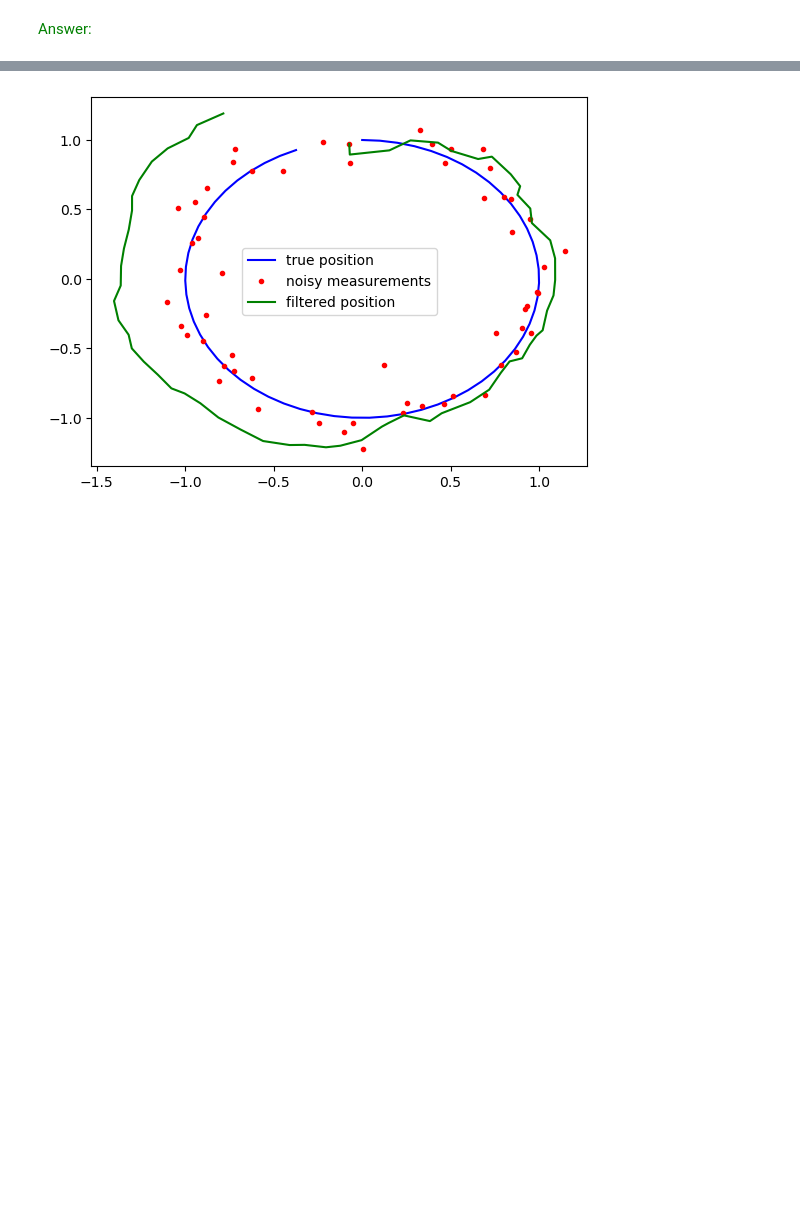
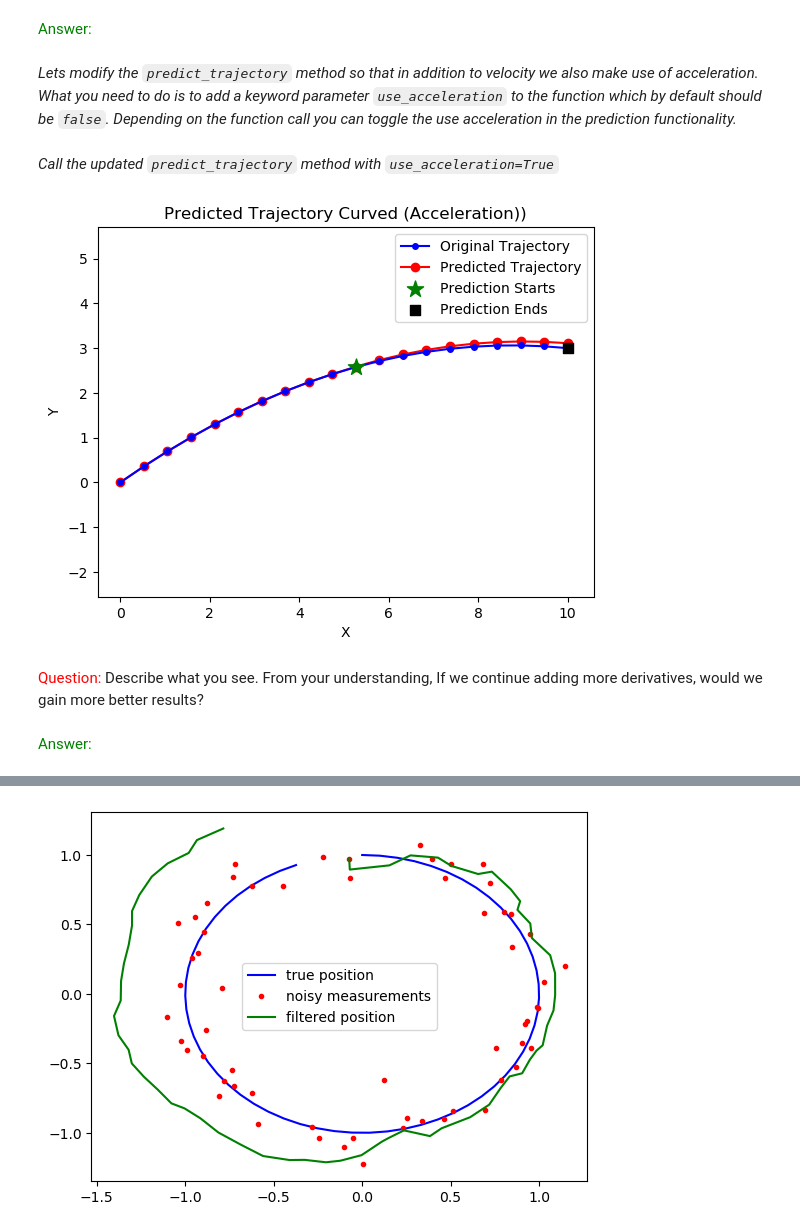
Before and after one commit to MahirGulzar/fundamentals_of_autonomous_driving, a Jupyter notebook: motion_prediction_lab.ipynb, the cells around one changed output, grey strips where cells are left out. Drawn from its saved outputs; the diff is of its cells as text; code cells hidden in the pictures; blank space fills up the shorter version.

```diff
--- a/motion_prediction_lab.ipynb
+++ b/motion_prediction_lab.ipynb
@@ -222,3 +222,5 @@ plt.show()
 <br>
 # %% [markdown]
 <span style="color:Green">Answer: </span>
+# %% [markdown]
+<em> Lets modify the `predict_trajectory` method so that in addition to velocity we also make use of acceleration. What you need to do is to add a keyword parameter `use_acceleration` to the function which by default should be `false`. Depending on the function call you can toggle the use acceleration in the prediction functionality.</em>
@@ -224,0 +237,48 @@ plt.show()
+# %% [markdown]
+<em> Call the updated `predict_trajectory` method with `use_acceleration=True` </em>
+# %%
+# Generate the trajectory
+start_point = (0, 0)        # Start of the trajectory
+end_point = (10, 3)         # End of the trajectory
+num_points = 20             # Number of points in the trajectory
+
+# Following method takes in tuple of starting point, ending point and number of points in between. It returns a 2D curved trajectory.
+curved_trajectory_ground_truth = generate_curved_trajectory(start_point, end_point, num_points)
+
+
+# Define the time step and number of points to predict
+n = 10
+half_len = int(len(curved_trajectory_ground_truth)/2)
+
+###############################
+###### CODE STARTS HERE #######
+###############################
+
+# Comment this line and call predict_trajectory method which your wrote above with required arguments
+predicted_trajectory = curved_trajectory_ground_truth[:half_len]
+predicted_trajectory = predict_trajectory(curved_trajectory_ground_truth[:half_len], n, acceleration=True)
+
+
+#############################
+###### CODE ENDS HERE #######
+#############################
+
+# Plot the original and predicted trajectories
+fig, ax = plt.subplots()
+ax.plot(curved_trajectory_ground_truth[:, 0], curved_trajectory_ground_truth[:, 1], 'bo-', label='Original Trajectory', markersize=4, zorder=2)
+ax.plot(predicted_trajectory[:, 0], predicted_trajectory[:, 1], 'bo-', label='Predicted Trajectory', color='red',  zorder=1)
+ax.scatter(curved_trajectory_ground_truth[half_len][0], curved_trajectory_ground_truth[half_len][1], label='Prediction Starts', marker='*'  , color='green', s=[150],  zorder=3)
+ax.scatter(curved_trajectory_ground_truth[-1][0], curved_trajectory_ground_truth[-1][1], label='Prediction Ends', marker='s'  , color='black', s=[50],  zorder=3)
+ax.axis('equal')
+ax.set_xlabel('X')
+ax.set_ylabel('Y')
+ax.set_title('Predicted Trajectory Curved (Acceleration))')
+ax.legend()
+plt.show()
+# %% [output]
+[figure, added]
+# %% [markdown]
+<span style="color:Red">Question: </span> Describe what you see. From your understanding, If we continue adding more derivatives, would we gain more better results?
+<br>
+# %% [markdown]
+<span style="color:Green">Answer: </span>
```
Also changed, not shown: parts of 20 cells of this notebook.
